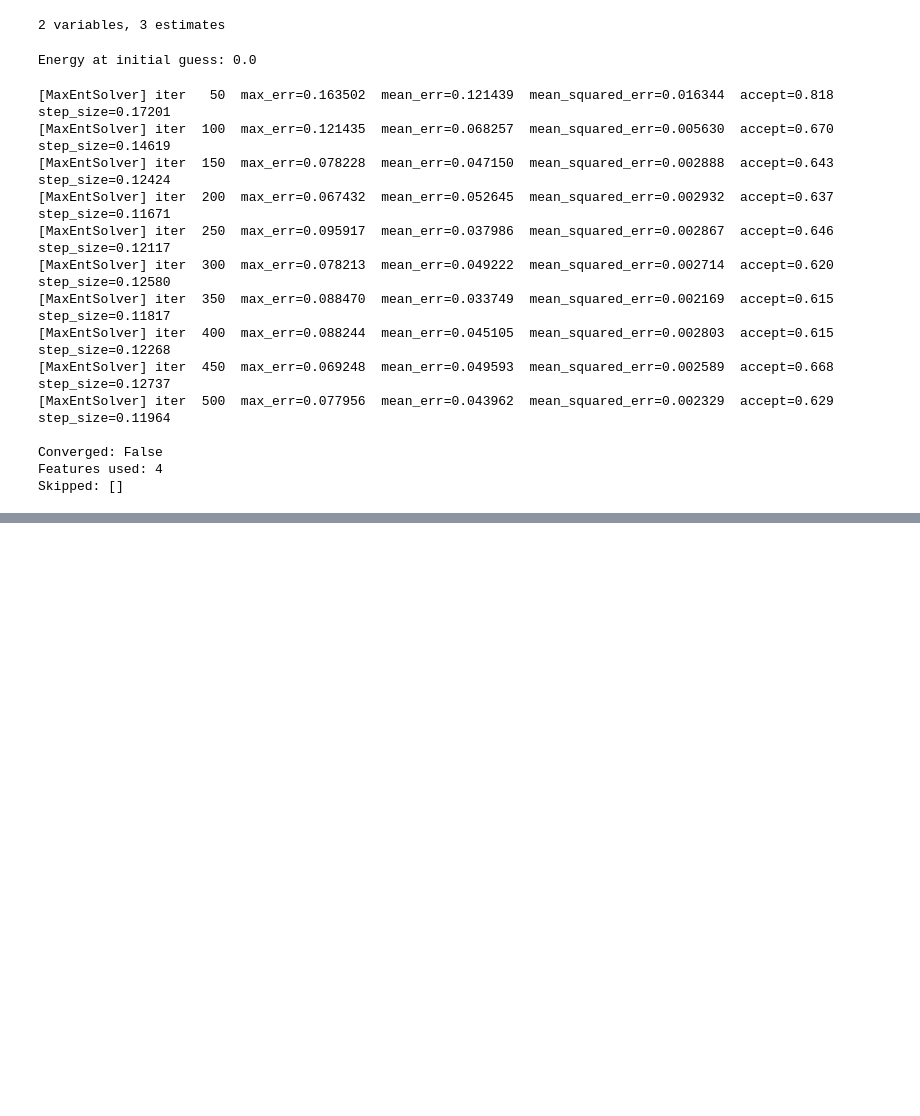
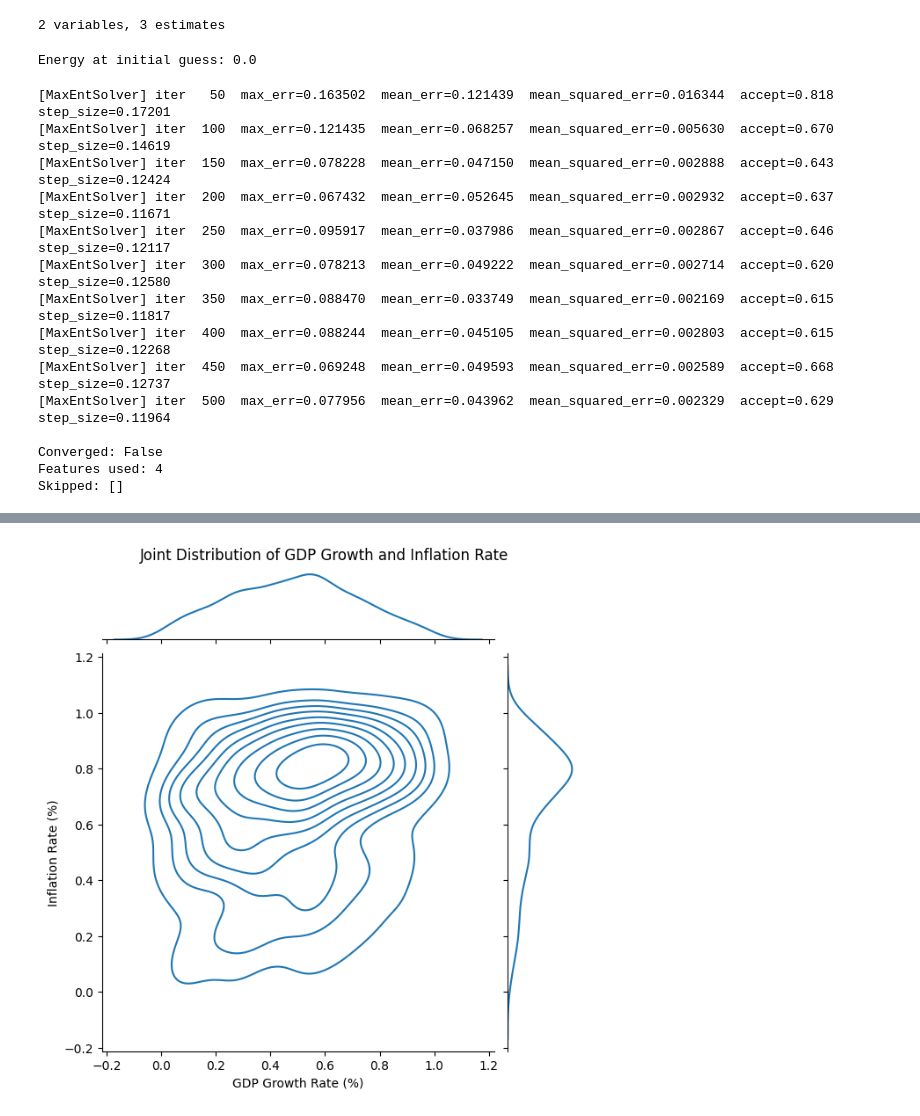
Before and after one commit to amdson/calibrated_response, a Jupyter notebook: examples/maxent_mrf.ipynb, the cells around one changed output, grey strips where cells are left out. Cells and saved outputs as stored; diff of their text form; code cells hidden in the pictures; blank space fills up the shorter version.

```diff
--- a/examples/maxent_mrf.ipynb
+++ b/examples/maxent_mrf.ipynb
@@ -111,0 +154,10 @@ samples = energy_model.sample(n_samples=1000)
+# %%
+import seaborn as sns
+import matplotlib.pyplot as plt
+sns.jointplot(x=samples[:, 0], y=samples[:, 1], kind="kde")
+plt.xlabel("GDP Growth Rate (%)")
+plt.ylabel("Inflation Rate (%)")
+plt.suptitle("Joint Distribution of GDP Growth and Inflation Rate", y=1.02)
+plt.show()
+# %% [output]
+[figure, added]
```
Also changed, not shown: parts of 2 cells of this notebook, 9 other files.
